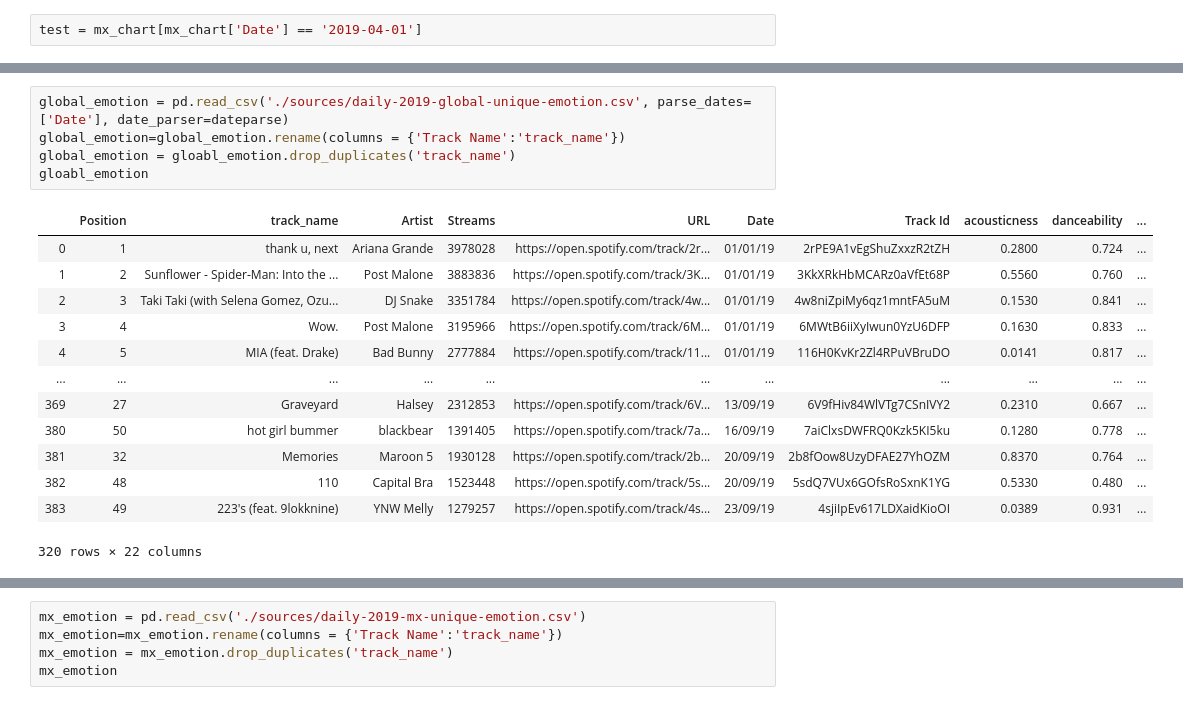
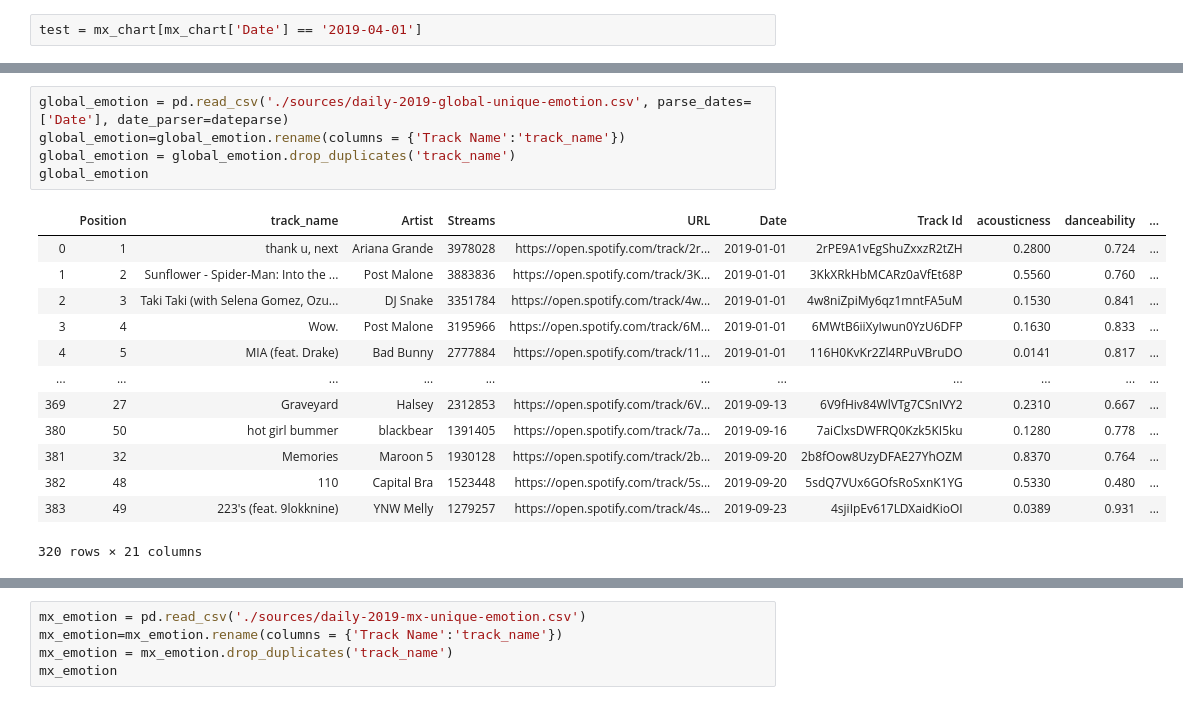
Before and after one commit to Manolomon/mx-spotify-trends, a Jupyter notebook: study.ipynb, the cells around one changed output, grey strips where cells are left out. Drawn from its saved outputs; the diff is of its cells as text.

```diff
--- a/study.ipynb
+++ b/study.ipynb
@@ -263,20 +267,20 @@ flowers
 # %%
 global_emotion = pd.read_csv('./sources/daily-2019-global-unique-emotion.csv', parse_dates=['Date'], date_parser=dateparse)
 global_emotion=global_emotion.rename(columns = {'Track Name':'track_name'})
-global_emotion = gloabl_emotion.drop_duplicates('track_name')
-gloabl_emotion
+global_emotion = global_emotion.drop_duplicates('track_name')
+global_emotion
 # %% [output]
 |  | Position | track_name | Artist | Streams | URL | Date | Track Id | acousticness | danceability | ... |
-| 0 | 1 | thank u, next | Ariana Grande | 3978028 | https://open.spotify.com/track/2r... | 01/01/19 | 2rPE9A1vEgShuZxxzR2tZH | 0.2800 | 0.724 | ... |
-| 1 | 2 | Sunflower - Spider-Man: Into the ... | Post Malone | 3883836 | https://open.spotify.com/track/3K... | 01/01/19 | 3KkXRkHbMCARz0aVfEt68P | 0.5560 | 0.760 | ... |
-| 2 | 3 | Taki Taki (with Selena Gomez, Ozu... | DJ Snake | 3351784 | https://open.spotify.com/track/4w... | 01/01/19 | 4w8niZpiMy6qz1mntFA5uM | 0.1530 | 0.841 | ... |
-| 3 | 4 | Wow. | Post Malone | 3195966 | https://open.spotify.com/track/6M... | 01/01/19 | 6MWtB6iiXyIwun0YzU6DFP | 0.1630 | 0.833 | ... |
-| 4 | 5 | MIA (feat. Drake) | Bad Bunny | 2777884 | https://open.spotify.com/track/11... | 01/01/19 | 116H0KvKr2Zl4RPuVBruDO | 0.0141 | 0.817 | ... |
+| 0 | 1 | thank u, next | Ariana Grande | 3978028 | https://open.spotify.com/track/2r... | 2019-01-01 | 2rPE9A1vEgShuZxxzR2tZH | 0.2800 | 0.724 | ... |
+| 1 | 2 | Sunflower - Spider-Man: Into the ... | Post Malone | 3883836 | https://open.spotify.com/track/3K... | 2019-01-01 | 3KkXRkHbMCARz0aVfEt68P | 0.5560 | 0.760 | ... |
+| 2 | 3 | Taki Taki (with Selena Gomez, Ozu... | DJ Snake | 3351784 | https://open.spotify.com/track/4w... | 2019-01-01 | 4w8niZpiMy6qz1mntFA5uM | 0.1530 | 0.841 | ... |
+| 3 | 4 | Wow. | Post Malone | 3195966 | https://open.spotify.com/track/6M... | 2019-01-01 | 6MWtB6iiXyIwun0YzU6DFP | 0.1630 | 0.833 | ... |
+| 4 | 5 | MIA (feat. Drake) | Bad Bunny | 2777884 | https://open.spotify.com/track/11... | 2019-01-01 | 116H0KvKr2Zl4RPuVBruDO | 0.0141 | 0.817 | ... |
 | ... | ... | ... | ... | ... | ... | ... | ... | ... | ... | ... |
-| 369 | 27 | Graveyard | Halsey | 2312853 | https://open.spotify.com/track/6V... | 13/09/19 | 6V9fHiv84WlVTg7CSnIVY2 | 0.2310 | 0.667 | ... |
-| 380 | 50 | hot girl bummer | blackbear | 1391405 | https://open.spotify.com/track/7a... | 16/09/19 | 7aiClxsDWFRQ0Kzk5KI5ku | 0.1280 | 0.778 | ... |
-| 381 | 32 | Memories | Maroon 5 | 1930128 | https://open.spotify.com/track/2b... | 20/09/19 | 2b8fOow8UzyDFAE27YhOZM | 0.8370 | 0.764 | ... |
-| 382 | 48 | 110 | Capital Bra | 1523448 | https://open.spotify.com/track/5s... | 20/09/19 | 5sdQ7VUx6GOfsRoSxnK1YG | 0.5330 | 0.480 | ... |
-| 383 | 49 | 223's (feat. 9lokknine) | YNW Melly | 1279257 | https://open.spotify.com/track/4s... | 23/09/19 | 4sjiIpEv617LDXaidKioOI | 0.0389 | 0.931 | ... |
+| 369 | 27 | Graveyard | Halsey | 2312853 | https://open.spotify.com/track/6V... | 2019-09-13 | 6V9fHiv84WlVTg7CSnIVY2 | 0.2310 | 0.667 | ... |
+| 380 | 50 | hot girl bummer | blackbear | 1391405 | https://open.spotify.com/track/7a... | 2019-09-16 | 7aiClxsDWFRQ0Kzk5KI5ku | 0.1280 | 0.778 | ... |
+| 381 | 32 | Memories | Maroon 5 | 1930128 | https://open.spotify.com/track/2b... | 2019-09-20 | 2b8fOow8UzyDFAE27YhOZM | 0.8370 | 0.764 | ... |
+| 382 | 48 | 110 | Capital Bra | 1523448 | https://open.spotify.com/track/5s... | 2019-09-20 | 5sdQ7VUx6GOfsRoSxnK1YG | 0.5330 | 0.480 | ... |
+| 383 | 49 | 223's (feat. 9lokknine) | YNW Melly | 1279257 | https://open.spotify.com/track/4s... | 2019-09-23 | 4sjiIpEv617LDXaidKioOI | 0.0389 | 0.931 | ... |
-320 rows × 22 columns
+320 rows × 21 columns
 # %%
```
Also changed, not shown: parts of 41 cells of this notebook, 6 other files.
